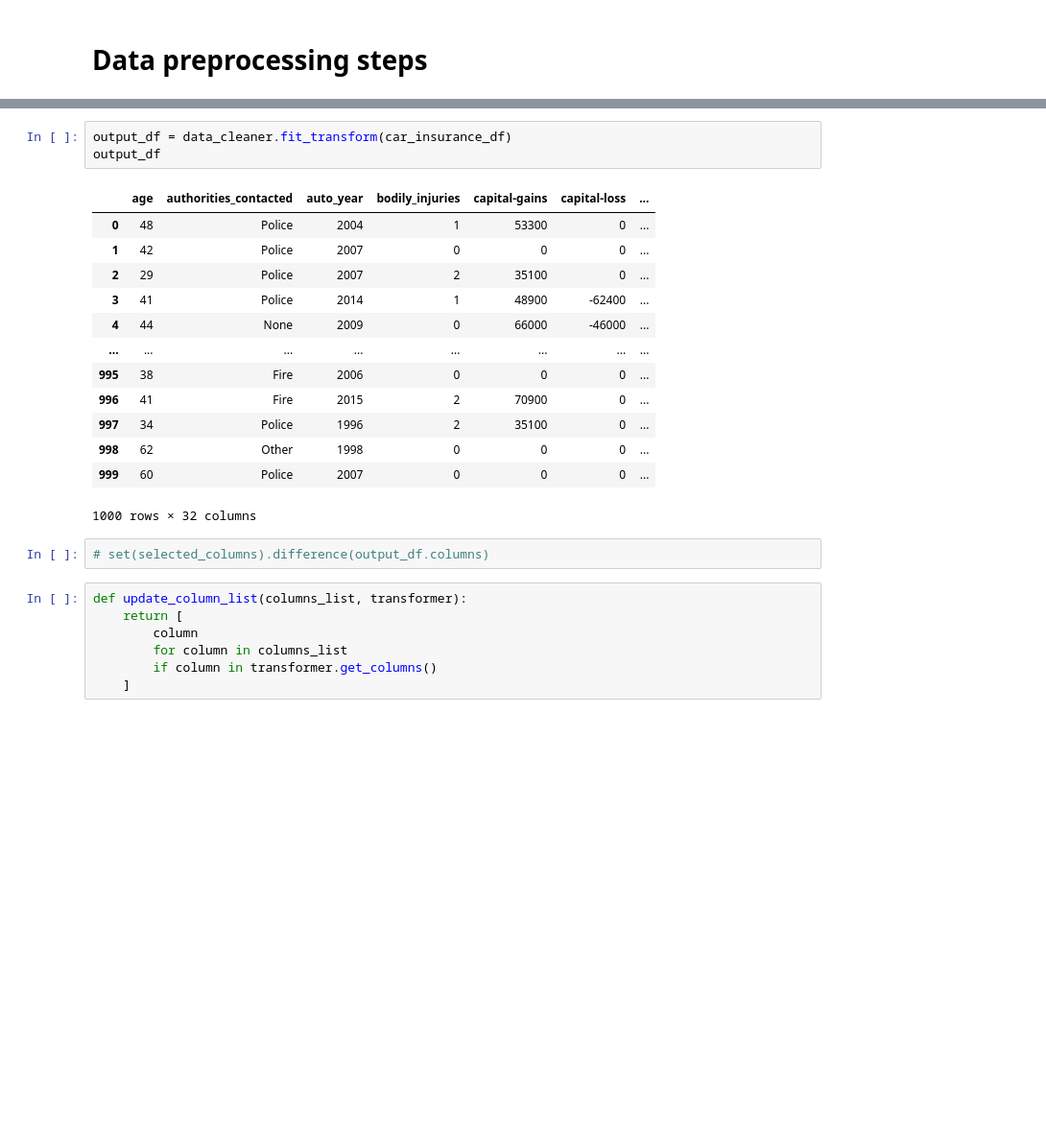
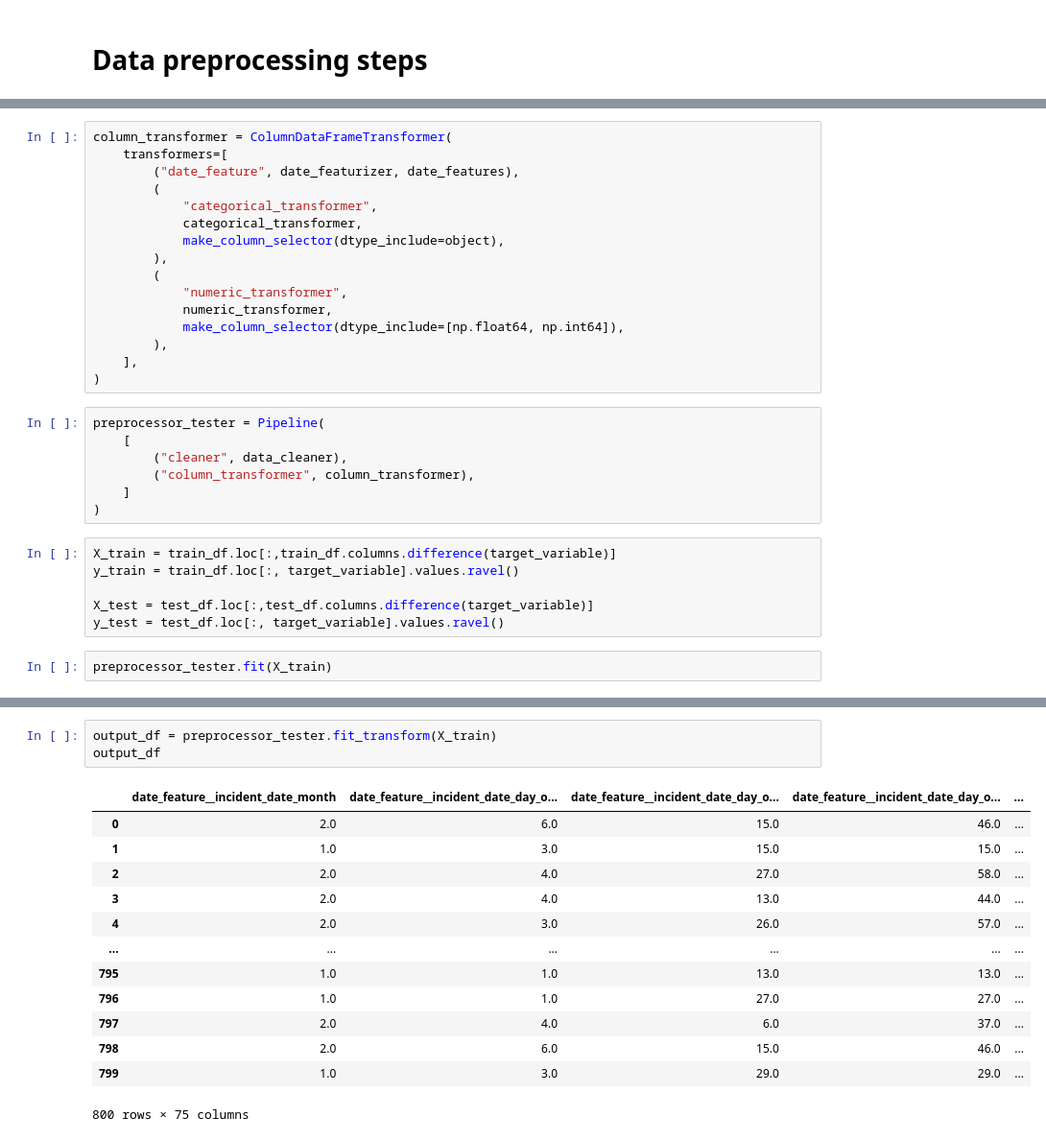
Before and after one commit to nelsoncardenas/sklearn-dataframes-practice, a Jupyter notebook: column_transformer_TP_talk/client_code.ipynb, the cells around one changed output, grey strips where cells are left out. Shown at 96% size. Drawn from its saved outputs; the diff is of its cells as text; blank space fills up the shorter version.

```diff
--- a/column_transformer_TP_talk/client_code.ipynb
+++ b/column_transformer_TP_talk/client_code.ipynb
@@ -122,0 +179,31 @@ data_cleaner = Pipeline(
+# %%
+column_transformer = ColumnDataFrameTransformer(
+    transformers=[
+        ("date_feature", date_featurizer, date_features),
+        (
+            "categorical_transformer",
+            categorical_transformer,
+            make_column_selector(dtype_include=object),
+        ),
+        (
+            "numeric_transformer",
+            numeric_transformer,
+            make_column_selector(dtype_include=[np.float64, np.int64]),
+        ),
+    ],
+)
+# %%
+preprocessor_tester = Pipeline(
+    [
+        ("cleaner", data_cleaner),
+        ("column_transformer", column_transformer),
+    ]
+)
+# %%
+X_train = train_df.loc[:,train_df.columns.difference(target_variable)]
+y_train = train_df.loc[:, target_variable].values.ravel()
+
+X_test = test_df.loc[:,test_df.columns.difference(target_variable)]
+y_test = test_df.loc[:, target_variable].values.ravel()
+# %%
+preprocessor_tester.fit(X_train)
@@ -123,26 +228,17 @@ data_cleaner = Pipeline(
 # %%
-output_df = data_cleaner.fit_transform(car_insurance_df)
+output_df = preprocessor_tester.fit_transform(X_train)
 output_df
 # %% [output]
-|  | age | authorities_contacted | auto_year | bodily_injuries | capital-gains | capital-loss | ... |
-| 0 | 48 | Police | 2004 | 1 | 53300 | 0 | ... |
-| 1 | 42 | Police | 2007 | 0 | 0 | 0 | ... |
-| 2 | 29 | Police | 2007 | 2 | 35100 | 0 | ... |
-| 3 | 41 | Police | 2014 | 1 | 48900 | -62400 | ... |
-| 4 | 44 | None | 2009 | 0 | 66000 | -46000 | ... |
-| ... | ... | ... | ... | ... | ... | ... | ... |
-| 995 | 38 | Fire | 2006 | 0 | 0 | 0 | ... |
-| 996 | 41 | Fire | 2015 | 2 | 70900 | 0 | ... |
-| 997 | 34 | Police | 1996 | 2 | 35100 | 0 | ... |
-| 998 | 62 | Other | 1998 | 0 | 0 | 0 | ... |
-| 999 | 60 | Police | 2007 | 0 | 0 | 0 | ... |
+|  | date_feature__incident_date_month | date_feature__incident_date_day_o... | date_feature__incident_date_day_o... | date_feature__incident_date_day_o... | ... |
+| 0 | 2.0 | 6.0 | 15.0 | 46.0 | ... |
+| 1 | 1.0 | 3.0 | 15.0 | 15.0 | ... |
+| 2 | 2.0 | 4.0 | 27.0 | 58.0 | ... |
+| 3 | 2.0 | 4.0 | 13.0 | 44.0 | ... |
+| 4 | 2.0 | 3.0 | 26.0 | 57.0 | ... |
+| ... | ... | ... | ... | ... | ... |
+| 795 | 1.0 | 1.0 | 13.0 | 13.0 | ... |
+| 796 | 1.0 | 1.0 | 27.0 | 27.0 | ... |
+| 797 | 2.0 | 4.0 | 6.0 | 37.0 | ... |
+| 798 | 2.0 | 6.0 | 15.0 | 46.0 | ... |
+| 799 | 1.0 | 3.0 | 29.0 | 29.0 | ... |
-1000 rows × 32 columns
+800 rows × 75 columns
-# %%
-# set(selected_columns).difference(output_df.columns)
-# %%
-def update_column_list(columns_list, transformer):
-    return [
-        column
-        for column in columns_list
-        if column in transformer.get_columns()
-    ]
```
Also changed, not shown: parts of 30 cells of this notebook, 1 other file.
